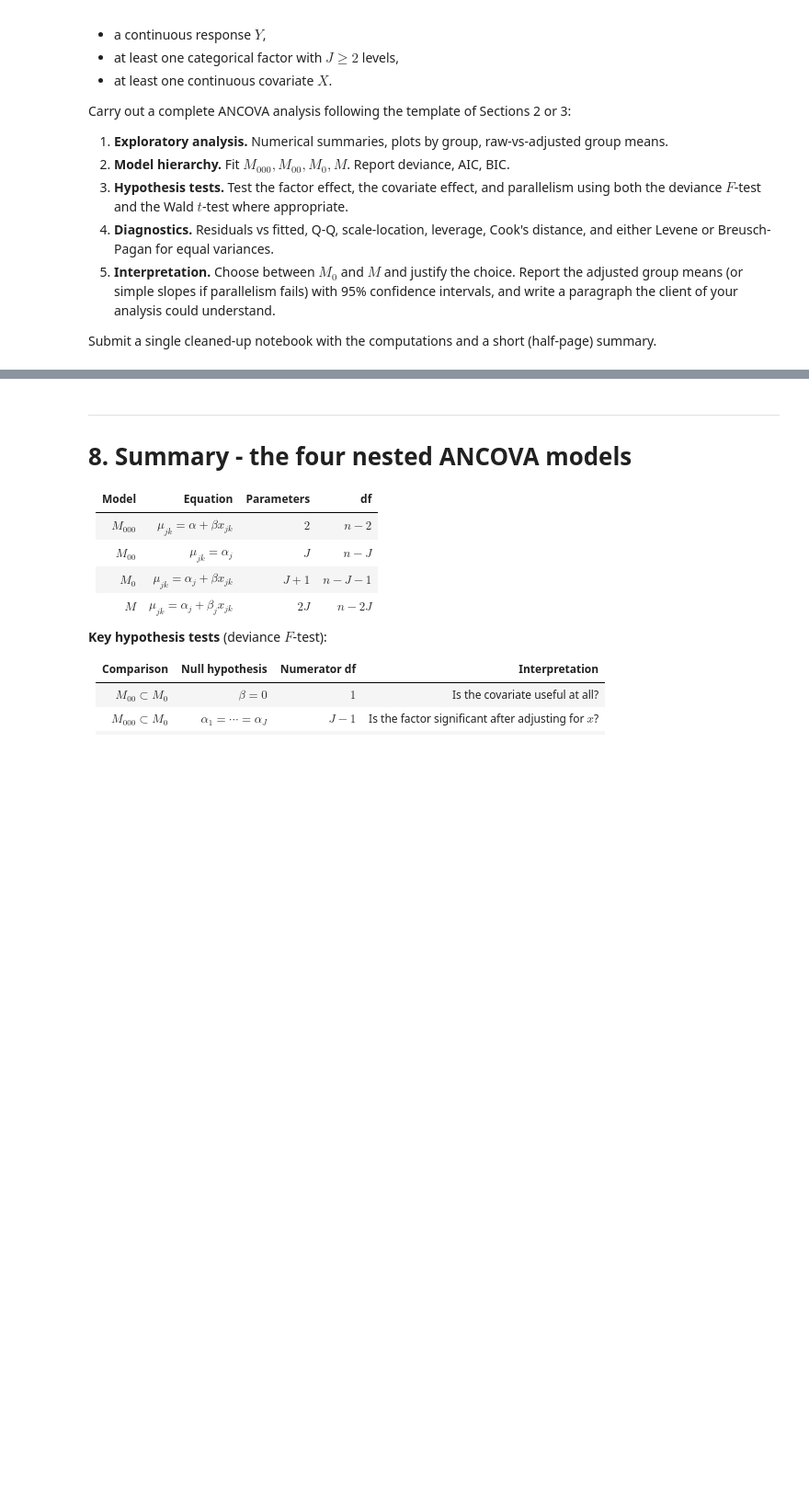
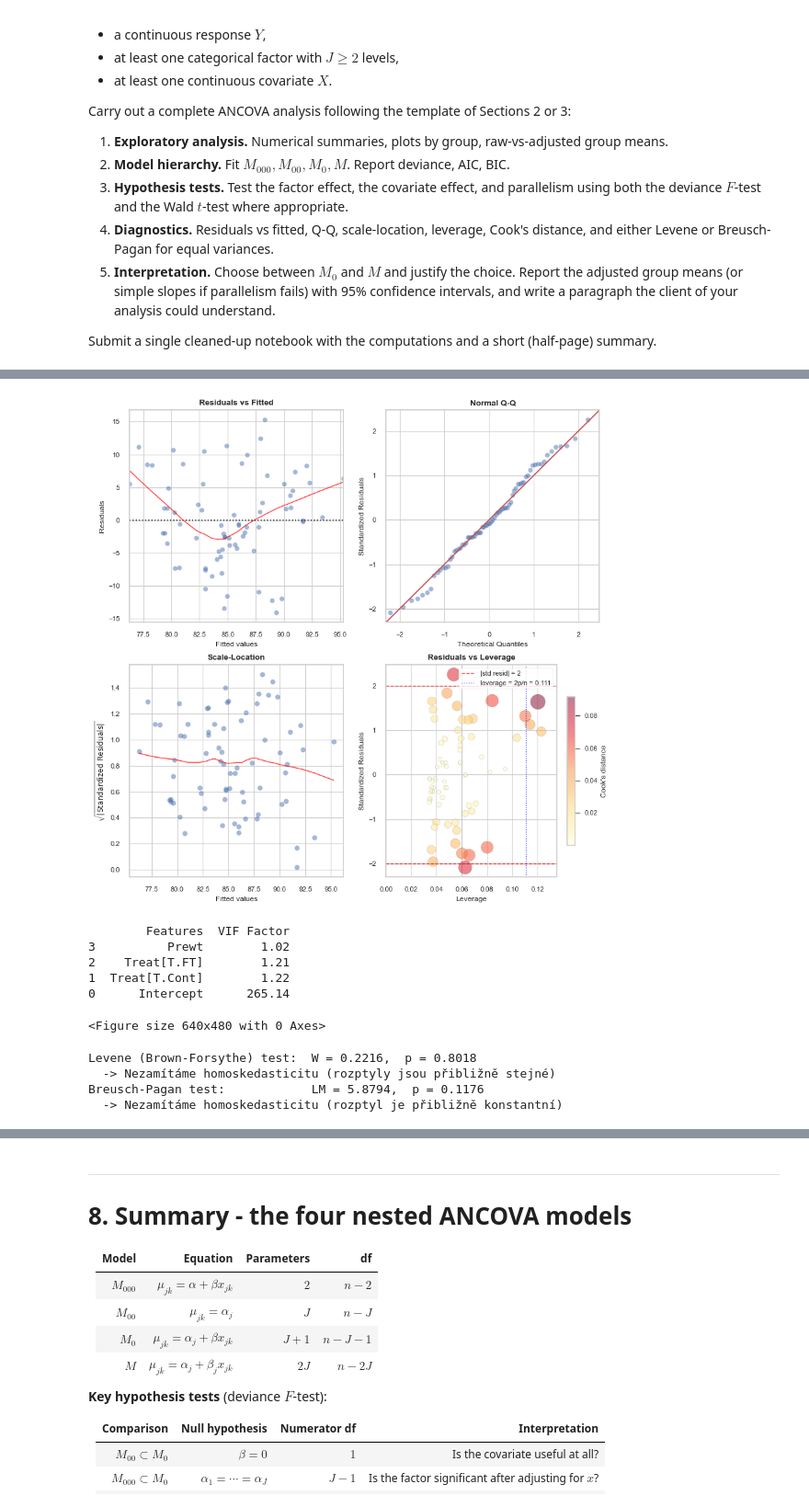
Before and after one commit to gulierus/ZLMA, a Jupyter notebook: 01ZLMA_ex06_ANCOVA.ipynb, the cells around one changed output, grey strips where cells are left out. Shown at 92% size. Saved outputs shown, nothing was run; the diff lists cells and outputs as text; code cells hidden in the pictures; blank space fills up the shorter version.

```diff
--- a/01ZLMA_ex06_ANCOVA.ipynb
+++ b/01ZLMA_ex06_ANCOVA.ipynb
@@ -1363,0 +1392,11 @@ Submit a single cleaned-up notebook with the computations and a short (half-page
+# %%
+
+M = smf.glm("Postwt ~ Treat + Prewt + Prewt:Treat", family=sm.families.Gaussian(), data=data).fit()
+M0 = smf.glm("Postwt ~ Treat + Prewt", family=sm.families.Gaussian(), data=data).fit()
+M00 = smf.glm("Postwt ~ Treat", family=sm.families.Gaussian(), data=data).fit()
+M000 = smf.glm("Postwt ~ Prewt", family=sm.families.Gaussian(), data=data).fit()
+
+print(M.summary())
+print(M0.summary())
+print(M00.summary())
+print(M000.summary())
@@ -1363,0 +1455,44 @@ Submit a single cleaned-up notebook with the computations and a short (half-page
+# %%
+# 4. Diagnostics
+
+# U-tvar v prvním grafu je nejpravděpodobněji způsoben tím,
+# že M0 předpokládá stejné sklony pro všechny skupiny — což jsme zamítli (F-test p=0.007).
+# Model M s různými sklony by tento pattern odstranil.
+
+# --- Residual plots (Residuals vs Fitted, Q-Q, Scale-Location, Leverage + Cook) ---
+dp = DiagnosticPlots(M0)
+fig, ax = dp(plot_context="seaborn-v0_8-paper")
+plt.suptitle("Diagnostic plots — M0 (Postwt ~ Treat + Prewt)", y=1.01)
+plt.tight_layout()
+plt.show()
+
+# --- Levene (Brown-Forsythe) test: equal variance across treatment groups ---
+from scipy import stats
+resid_by_group = [M0.resid_response[data["Treat"] == g] for g in ["CBT", "Cont", "FT"]]
+lev_stat, lev_p = stats.levene(*resid_by_group, center="median")
+print(f"Levene (Brown-Forsythe) test:  W = {lev_stat:.4f},  p = {lev_p:.4f}")
+if lev_p > 0.05:
+    print("  -> Nezamítáme homoskedasticitu (rozptyly jsou přibližně stejné)")
+else:
+    print("  -> Zamítáme homoskedasticitu (rozptyly se liší mezi skupinami)")
+
+# --- Breusch-Pagan test: heteroscedasticity vs fitted values ---
+from statsmodels.stats.diagnostic import het_breuschpagan
+bp_stat, bp_p, bp_f, bp_fp = het_breuschpagan(M0.resid_response, M0.model.exog)
+print(f"Breusch-Pagan test:            LM = {bp_stat:.4f},  p = {bp_p:.4f}")
+if bp_p > 0.05:
+    print("  -> Nezamítáme homoskedasticitu (rozptyl je přibližně konstantní)")
+else:
+    print("  -> Zamítáme homoskedasticitu (rozptyl závisí na prediktoru)")
+# %% [output]
+[figure, added]
+        Features  VIF Factor
+3          Prewt        1.02
+2    Treat[T.FT]        1.21
+1  Treat[T.Cont]        1.22
+0      Intercept      265.14
+<Figure size 640x480 with 0 Axes>
+Levene (Brown-Forsythe) test:  W = 0.2216,  p = 0.8018
+  -> Nezamítáme homoskedasticitu (rozptyly jsou přibližně stejné)
+Breusch-Pagan test:            LM = 5.8794,  p = 0.1176
+  -> Nezamítáme homoskedasticitu (rozptyl je přibližně konstantní)
```
Also changed, not shown: parts of 12 cells of this notebook, 3 other files.
